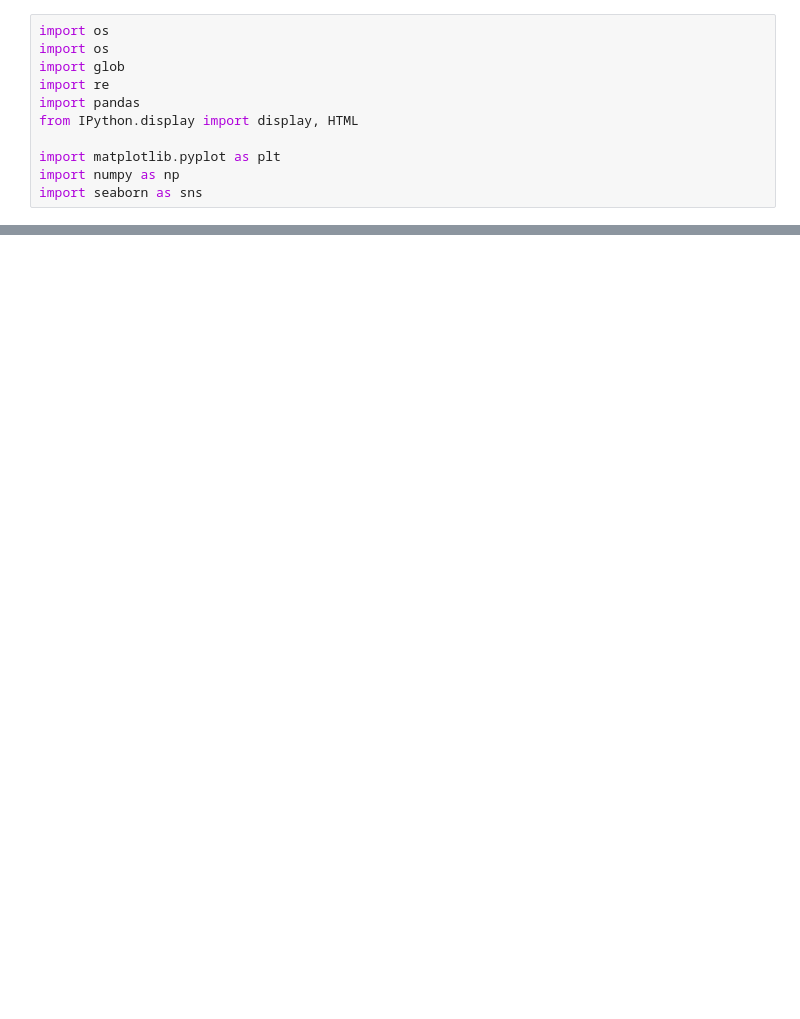
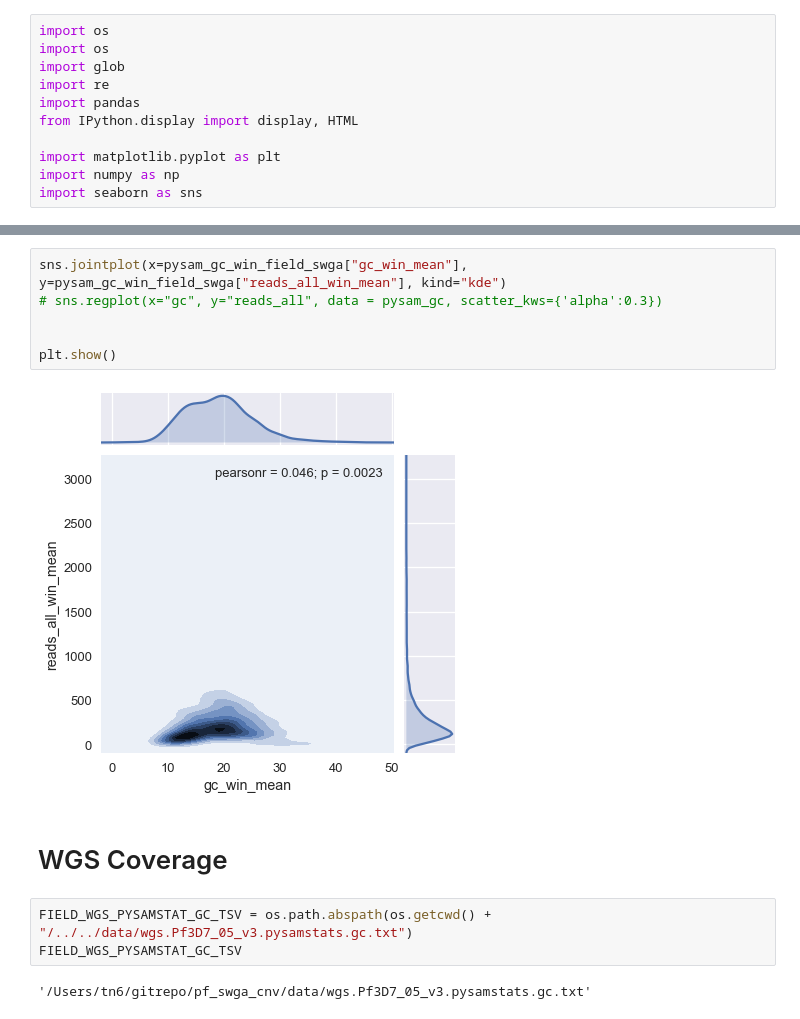
Before and after one commit to tnguyensanger/pf_swga_cnv, a Jupyter notebook: src/jupyter/Read Count Distribution.ipynb, the cells around one changed output, grey strips where cells are left out. Drawn from its saved outputs; the diff is of its cells as text; blank space fills up the shorter version.

```diff
--- a/src/jupyter/Read Count Distribution.ipynb
+++ b/src/jupyter/Read Count Distribution.ipynb
@@ -105,0 +96,15 @@ plt.show()
+# %%
+sns.jointplot(x=pysam_gc_win_field_swga["gc_win_mean"], y=pysam_gc_win_field_swga["reads_all_win_mean"], kind="kde")
+# sns.regplot(x="gc", y="reads_all", data = pysam_gc, scatter_kws={'alpha':0.3})
+
+
+plt.show()
+# %% [output]
+[figure, added]
+# %% [markdown]
+# WGS Coverage
+# %%
+FIELD_WGS_PYSAMSTAT_GC_TSV = os.path.abspath(os.getcwd() + "/../../data/wgs.Pf3D7_05_v3.pysamstats.gc.txt")
+FIELD_WGS_PYSAMSTAT_GC_TSV
+# %% [output]
+'/Users/tn6/gitrepo/pf_swga_cnv/data/wgs.Pf3D7_05_v3.pysamstats.gc.txt'
```
Also changed, not shown: parts of 46 cells of this notebook.
